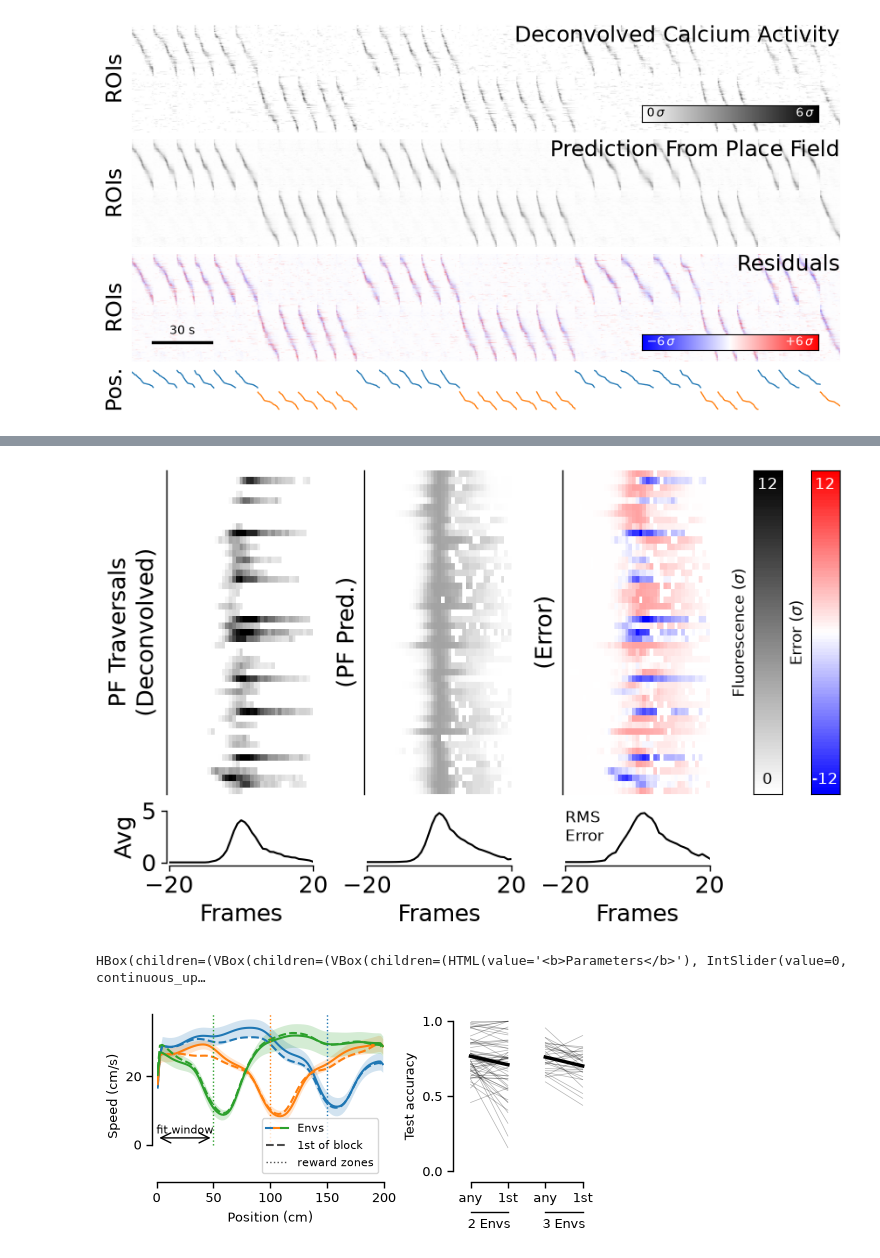
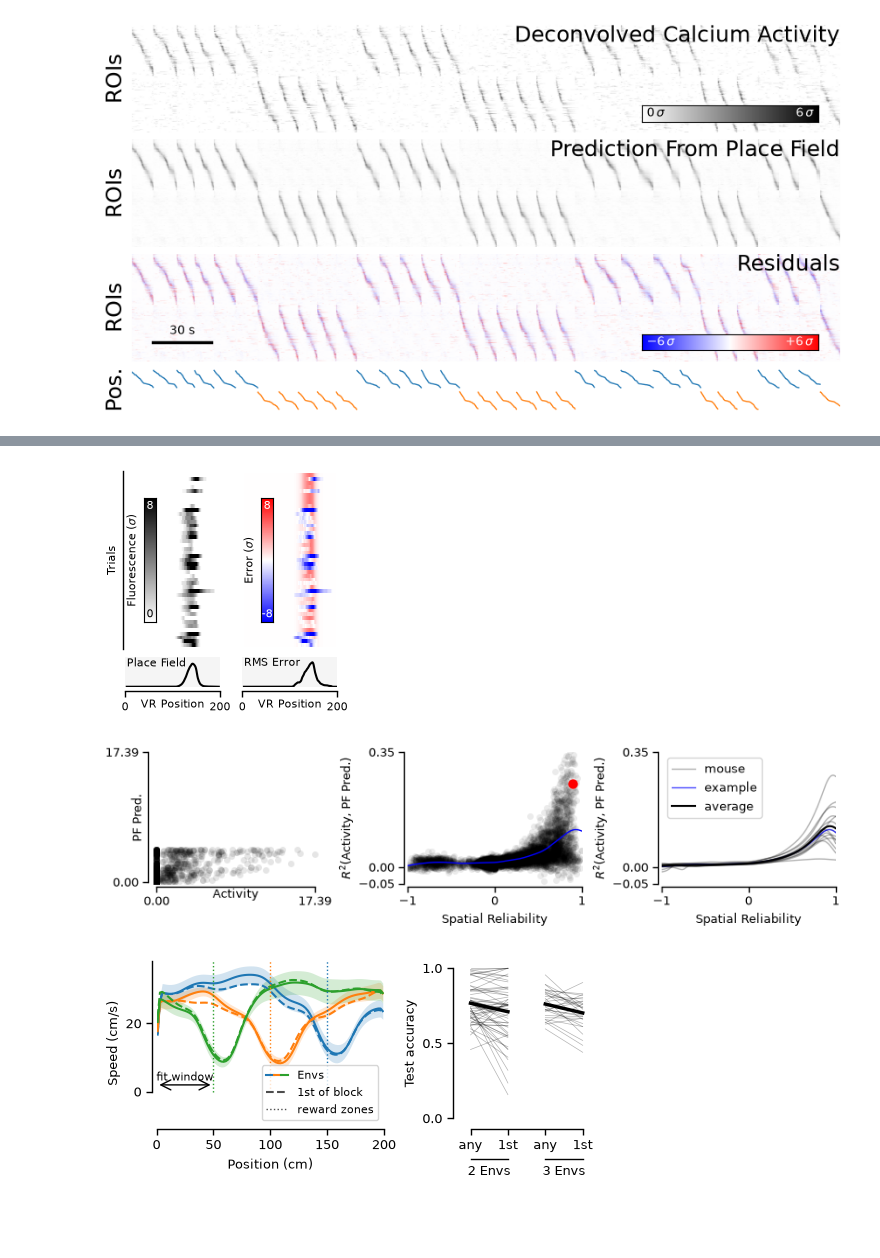
Before and after one commit to landoskape/vrAnalysis, a Jupyter notebook: dimensionality_manuscript/dim_intro_primary.ipynb, the cells around one changed output, grey strips where cells are left out. Drawn from its saved outputs; the diff is of its cells as text; code cells hidden in the pictures; blank space fills up the shorter version.

```diff
--- a/dimensionality_manuscript/dim_intro_primary.ipynb
+++ b/dimensionality_manuscript/dim_intro_primary.ipynb
@@ -102,20 +128,55 @@ else:
 # %%
-mouse_name = "ATL027"
-date = "2023-07-27"
-session_id = "701"
-spks_type = "sigrebase"
-session = B2Session.create(mouse_name, date, session_id, dict(spks_type=spks_type))
+# mouse_name = "ATL027"
+# date = "2023-07-27"
+# session_id = "701"
+# spks_type = "sigrebase"
+# session = B2Session.create(mouse_name, date, session_id, dict(spks_type=spks_type))
 
-idx_roi = 180 #96 was original oasis one
-idx_env = 0
-fig = example_traversal(session, idx_roi, idx_env)
+# idx_roi = 180 #96 was original oasis one
+# idx_env = 0
+# fig = example_traversal(session, idx_roi, idx_env)
 
-save_plot = True
-if save_plot:
-    figure_name = f"example_trajectory_{mouse_name}_{date}_{session_id}_{spks_type}_{idx_roi}_{idx_env}"
-    save_figure(fig, figure_path / f"{figure_name}.png")
+# save_plot = True
+# if save_plot:
+#     figure_name = f"example_trajectory_{mouse_name}_{date}_{session_id}_{spks_type}_{idx_roi}_{idx_env}"
+#     save_figure(fig, figure_path / f"{figure_name}.png")
-# %% [output]
-[figure, removed]
+# %%
+mouse_name = "ATL027"
+date = "2023-07-27"
+session_id = "701"
+spks_type = "sigrebase"
+idx_roi = {
+    "oasis": 96,
+    "sigrebase": 180,
+}[spks_type]
+idx_env = 0
+session = B2Session.create(mouse_name, date, session_id, dict(spks_type=spks_type))
+
+return_syd_viewer = False
+fig = example_placefield_prediction(
+    session,
+    idx_roi,
+    idx_env,
+    return_syd_viewer=return_syd_viewer,
+    vmax=8,
+    vmax_error=8,
+    show_consistency=False,
+    show_prediction=False,
+    fontsize=8,
+    figsize=(2.5, 2.5),
+)
+if return_syd_viewer:
+    fig.show()
+
+else:
+    plt.show()
+
+    save_plot = True
+    if save_plot:
+        figure_name = f"example_placefield_prediction_{mouse_name}_{date}_{session_id}_{spks_type}_{idx_roi}_{idx_env}"
+        save_figure(fig, figure_path / f"{figure_name}.png")
+# %% [output]
+[figure, added]
 # %%
 mouse_name = "ATL027"
 date = "2023-07-27"
@@ -128,7 +189,7 @@ idx_roi = {
 idx_env = 0
 session = B2Session.create(mouse_name, date, session_id, dict(spks_type=spks_type))
 
-return_syd_viewer = True
+return_syd_viewer = False
 fig = example_r2_placefield(
     results,
     session,
@@ -150,7 +211,7 @@ else:
         figure_name = f"example_r2_placefield_{mouse_name}_{date}_{session_id}_{spks_type}_{idx_roi}_{idx_env}"
         save_figure(fig, figure_path / f"{figure_name}.png")
 # %% [output]
-HBox(children=(VBox(children=(VBox(children=(HTML(value='<b>Parameters</b>'), IntSlider(value=0, continuous_up…
+[figure, added]
 # %%
 from dimensionality_manuscript.figure_scripts.figure1 import mouse_speed_by_environment
 
```
Also changed, not shown: parts of 3 cells of this notebook, 12 other files.
